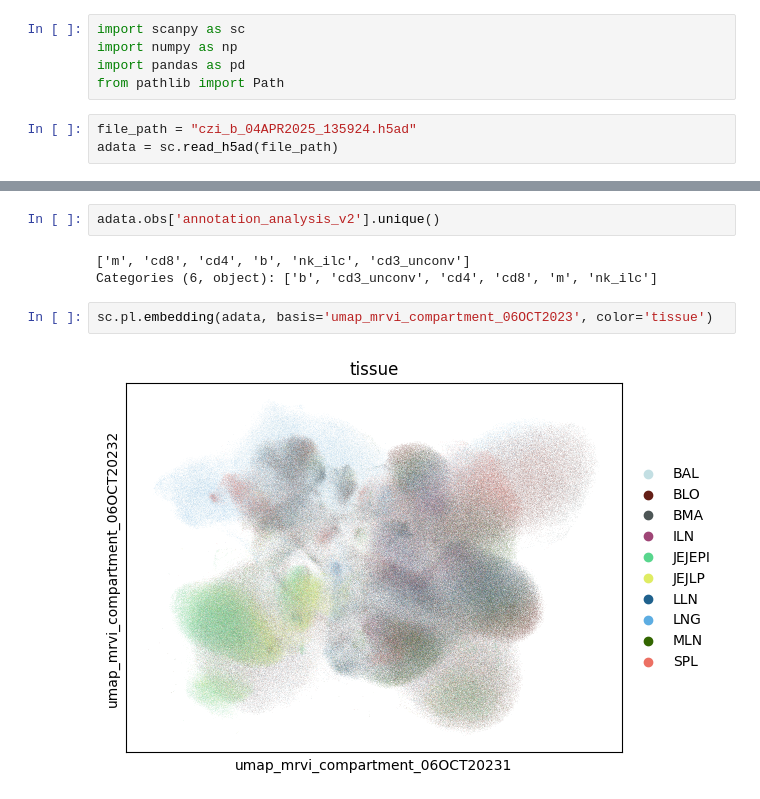
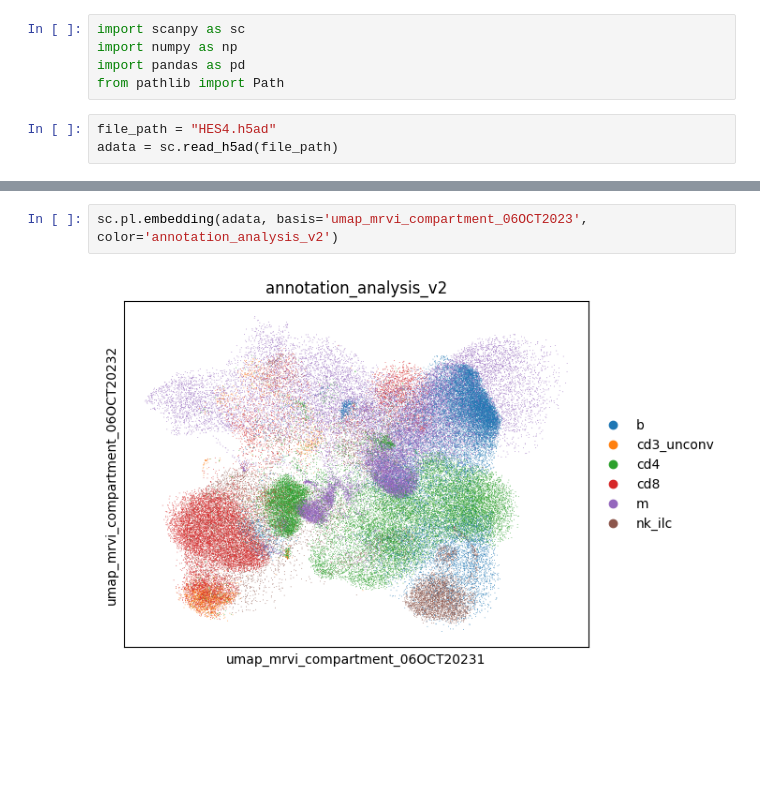
Before and after one commit to derekmesp/MZB-data, a Jupyter notebook: scripts/CZI_scRNA-seq.ipynb, the cells around one changed output, grey strips where cells are left out. Cells and saved outputs as stored; diff of their text form; blank space fills up the shorter version.

Commit message:
created preprocessing folder and incorporated HES4 only dataset for scRNA-seq analysis

```diff
--- a/scripts/CZI_scRNA-seq.ipynb
+++ b/scripts/CZI_scRNA-seq.ipynb
@@ -4,7 +4,7 @@ import numpy as np
 import pandas as pd
 from pathlib import Path
 # %%
-file_path = "czi_b_04APR2025_135924.h5ad"
+file_path = "HES4.h5ad"
 adata = sc.read_h5ad(file_path)
 # %%
 adata
@@ -35,9 +18,4 @@ Categories (189, object): ['582C-JEJEPI-36', '582C-JEJLP-37', '582C-LLN-35', '58
-# %%
-adata.obs['annotation_analysis_v2'].unique()
-# %% [output]
-['m', 'cd8', 'cd4', 'b', 'nk_ilc', 'cd3_unconv']
-Categories (6, object): ['b', 'cd3_unconv', 'cd4', 'cd8', 'm', 'nk_ilc']
 # %%
-sc.pl.embedding(adata, basis='umap_mrvi_compartment_06OCT2023', color='tissue')
+sc.pl.embedding(adata, basis='umap_mrvi_compartment_06OCT2023', color='annotation_analysis_v2')
 # %% [output]
-[figure, old version]
+[figure, new version]
```
Also changed, not shown: parts of 4 cells of this notebook, 4 other files.
